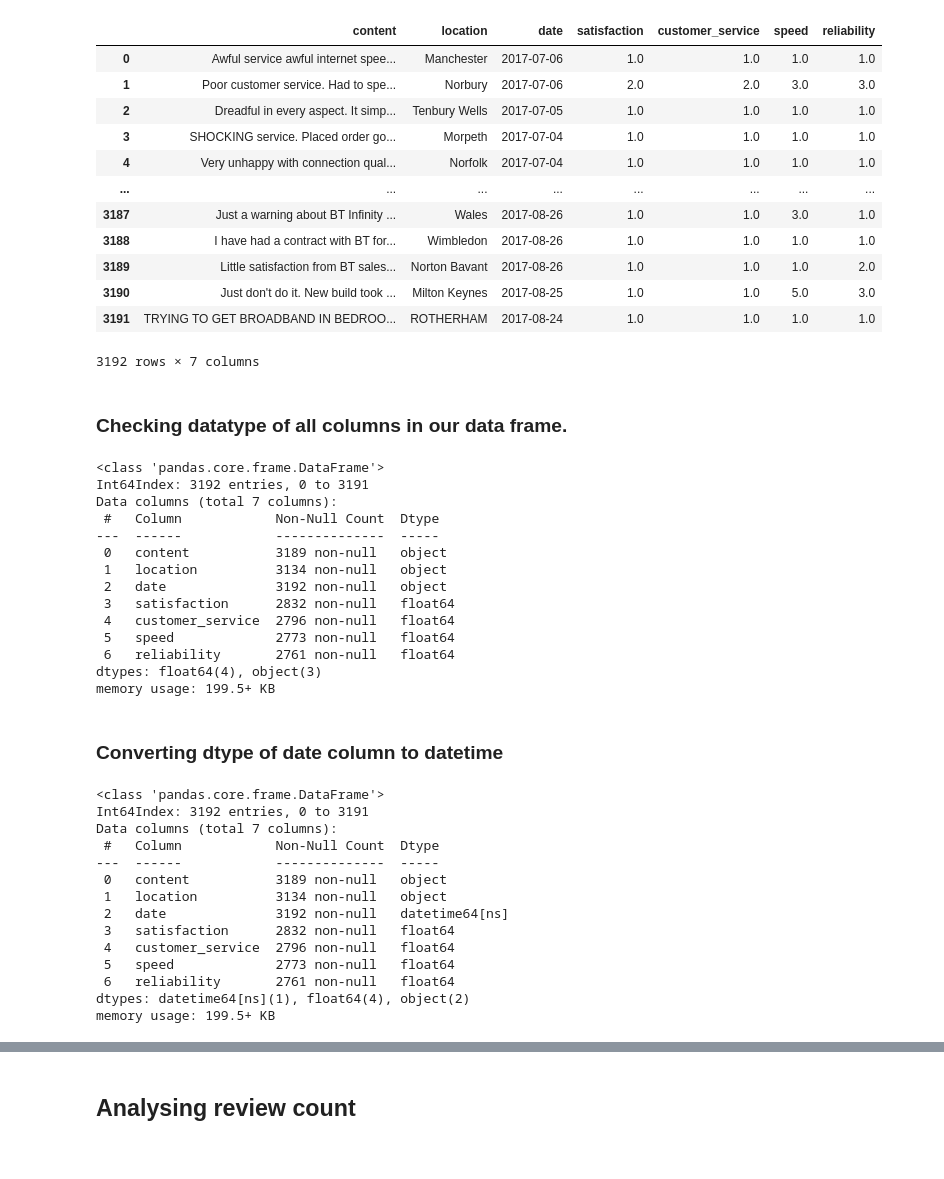
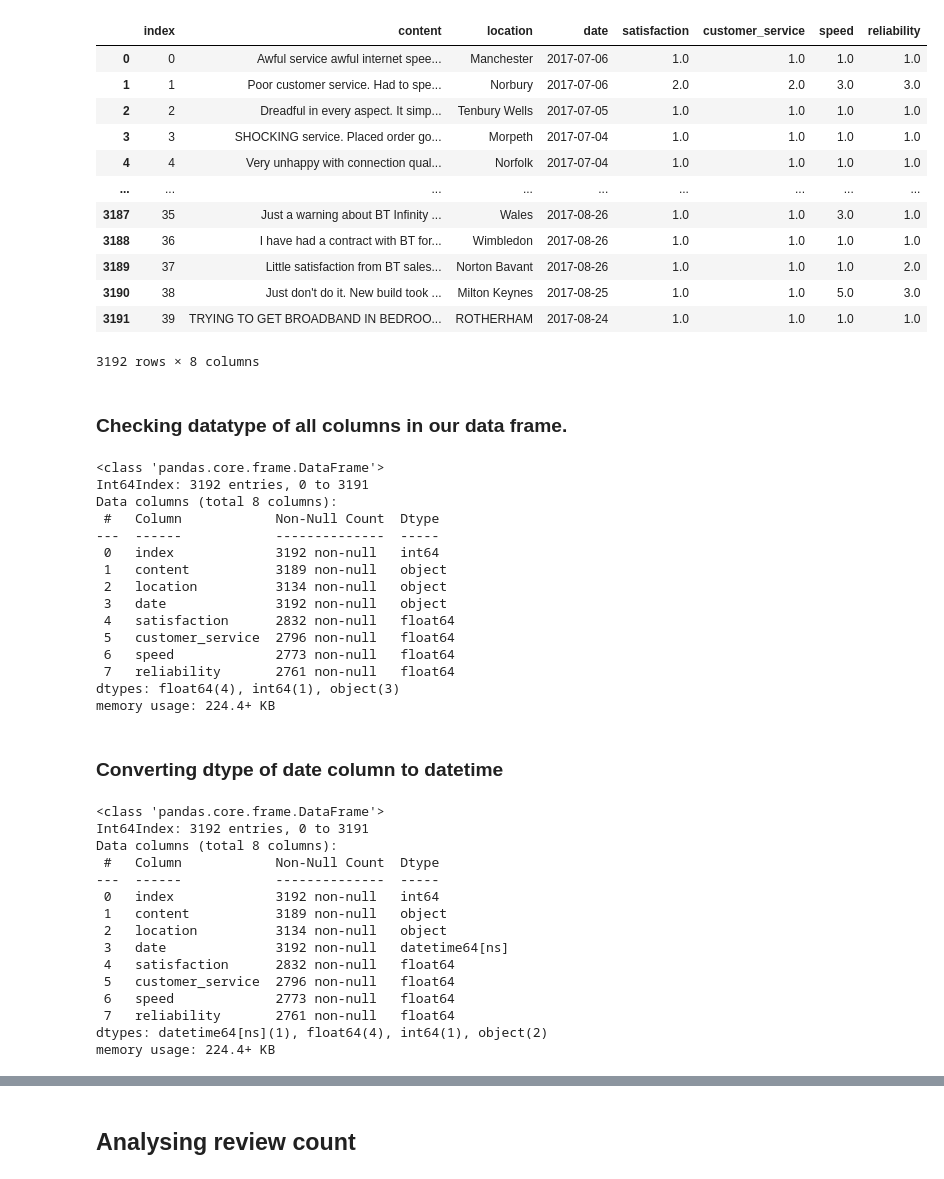
Before and after one commit to KarolinaMikiciuk/bt_group_project, a Jupyter notebook: analysis/review_count_plot.ipynb, the cells around one changed output, grey strips where cells are left out. Drawn from its saved outputs; the diff is of its cells as text; code cells hidden in the pictures.

```diff
--- a/analysis/review_count_plot.ipynb
+++ b/analysis/review_count_plot.ipynb
@@ -2,22 +2,22 @@
 import pandas as pd
 import matplotlib.pyplot as plt
 # %%
-bt_data = pd.read_csv('data/bt_data.csv',parse_dates=True, index_col=0, engine='python')
+bt_data = pd.read_csv('../data/bt_data.csv',parse_dates=True, index_col=0, engine='python')
 bt_data
 # %% [output]
-|  | content | location | date | satisfaction | customer_service | speed | reliability |
-| 0 | Awful service awful internet spee... | Manchester | 2017-07-06 | 1.0 | 1.0 | 1.0 | 1.0 |
-| 1 | Poor customer service. Had to spe... | Norbury | 2017-07-06 | 2.0 | 2.0 | 3.0 | 3.0 |
-| 2 | Dreadful in every aspect. It simp... | Tenbury Wells | 2017-07-05 | 1.0 | 1.0 | 1.0 | 1.0 |
-| 3 | SHOCKING service. Placed order go... | Morpeth | 2017-07-04 | 1.0 | 1.0 | 1.0 | 1.0 |
-| 4 | Very unhappy with connection qual... | Norfolk | 2017-07-04 | 1.0 | 1.0 | 1.0 | 1.0 |
-| ... | ... | ... | ... | ... | ... | ... | ... |
-| 3187 | Just a warning about BT Infinity ... | Wales | 2017-08-26 | 1.0 | 1.0 | 3.0 | 1.0 |
-| 3188 | I have had a contract with BT for... | Wimbledon | 2017-08-26 | 1.0 | 1.0 | 1.0 | 1.0 |
-| 3189 | Little satisfaction from BT sales... | Norton Bavant | 2017-08-26 | 1.0 | 1.0 | 1.0 | 2.0 |
-| 3190 | Just don't do it. New build took ... | Milton Keynes | 2017-08-25 | 1.0 | 1.0 | 5.0 | 3.0 |
-| 3191 | TRYING TO GET BROADBAND IN BEDROO... | ROTHERHAM | 2017-08-24 | 1.0 | 1.0 | 1.0 | 1.0 |
+|  | index | content | location | date | satisfaction | customer_service | speed | reliability |
+| 0 | 0 | Awful service awful internet spee... | Manchester | 2017-07-06 | 1.0 | 1.0 | 1.0 | 1.0 |
+| 1 | 1 | Poor customer service. Had to spe... | Norbury | 2017-07-06 | 2.0 | 2.0 | 3.0 | 3.0 |
+| 2 | 2 | Dreadful in every aspect. It simp... | Tenbury Wells | 2017-07-05 | 1.0 | 1.0 | 1.0 | 1.0 |
+| 3 | 3 | SHOCKING service. Placed order go... | Morpeth | 2017-07-04 | 1.0 | 1.0 | 1.0 | 1.0 |
+| 4 | 4 | Very unhappy with connection qual... | Norfolk | 2017-07-04 | 1.0 | 1.0 | 1.0 | 1.0 |
+| ... | ... | ... | ... | ... | ... | ... | ... | ... |
+| 3187 | 35 | Just a warning about BT Infinity ... | Wales | 2017-08-26 | 1.0 | 1.0 | 3.0 | 1.0 |
+| 3188 | 36 | I have had a contract with BT for... | Wimbledon | 2017-08-26 | 1.0 | 1.0 | 1.0 | 1.0 |
+| 3189 | 37 | Little satisfaction from BT sales... | Norton Bavant | 2017-08-26 | 1.0 | 1.0 | 1.0 | 2.0 |
+| 3190 | 38 | Just don't do it. New build took ... | Milton Keynes | 2017-08-25 | 1.0 | 1.0 | 5.0 | 3.0 |
+| 3191 | 39 | TRYING TO GET BROADBAND IN BEDROO... | ROTHERHAM | 2017-08-24 | 1.0 | 1.0 | 1.0 | 1.0 |
-3192 rows × 7 columns
+3192 rows × 8 columns
 # %% [markdown]
 ### Checking datatype of all columns in our data frame.
 # %%
@@ -25,18 +25,19 @@ bt_data.info()
 # %% [output]
 <class 'pandas.core.frame.DataFrame'>
 Int64Index: 3192 entries, 0 to 3191
-Data columns (total 7 columns):
+Data columns (total 8 columns):
  #   Column            Non-Null Count  Dtype
 ---  ------            --------------  -----
- 0   content           3189 non-null   object
- 1   location          3134 non-null   object
- 2   date              3192 non-null   object
- 3   satisfaction      2832 non-null   float64
- 4   customer_service  2796 non-null   float64
- 5   speed             2773 non-null   float64
- 6   reliability       2761 non-null   float64
-dtypes: float64(4), object(3)
-memory usage: 199.5+ KB
+ 0   index             3192 non-null   int64
+ 1   content           3189 non-null   object
+ 2   location          3134 non-null   object
+ 3   date              3192 non-null   object
+ 4   satisfaction      2832 non-null   float64
+ 5   customer_service  2796 non-null   float64
+ 6   speed             2773 non-null   float64
+ 7   reliability       2761 non-null   float64
+dtypes: float64(4), int64(1), object(3)
+memory usage: 224.4+ KB
 # %% [markdown]
 ### Converting dtype of date column to datetime
 # %%
@@ -46,18 +47,19 @@ bt_data.info()
 # %% [output]
 <class 'pandas.core.frame.DataFrame'>
 Int64Index: 3192 entries, 0 to 3191
-Data columns (total 7 columns):
+Data columns (total 8 columns):
  #   Column            Non-Null Count  Dtype
 ---  ------            --------------  -----
- 0   content           3189 non-null   object
- 1   location          3134 non-null   object
- 2   date              3192 non-null   datetime64[ns]
- 3   satisfaction      2832 non-null   float64
- 4   customer_service  2796 non-null   float64
- 5   speed             2773 non-null   float64
- 6   reliability       2761 non-null   float64
-dtypes: datetime64[ns](1), float64(4), object(2)
-memory usage: 199.5+ KB
+ 0   index             3192 non-null   int64
+ 1   content           3189 non-null   object
+ 2   location          3134 non-null   object
+ 3   date              3192 non-null   datetime64[ns]
+ 4   satisfaction      2832 non-null   float64
+ 5   customer_service  2796 non-null   float64
+ 6   speed             2773 non-null   float64
+ 7   reliability       2761 non-null   float64
+dtypes: datetime64[ns](1), float64(4), int64(1), object(2)
+memory usage: 224.4+ KB
 # %%
 bt_data.head()
 # %% [output]
```
Also changed, not shown: parts of 1 cell of this notebook, 4 other files.
